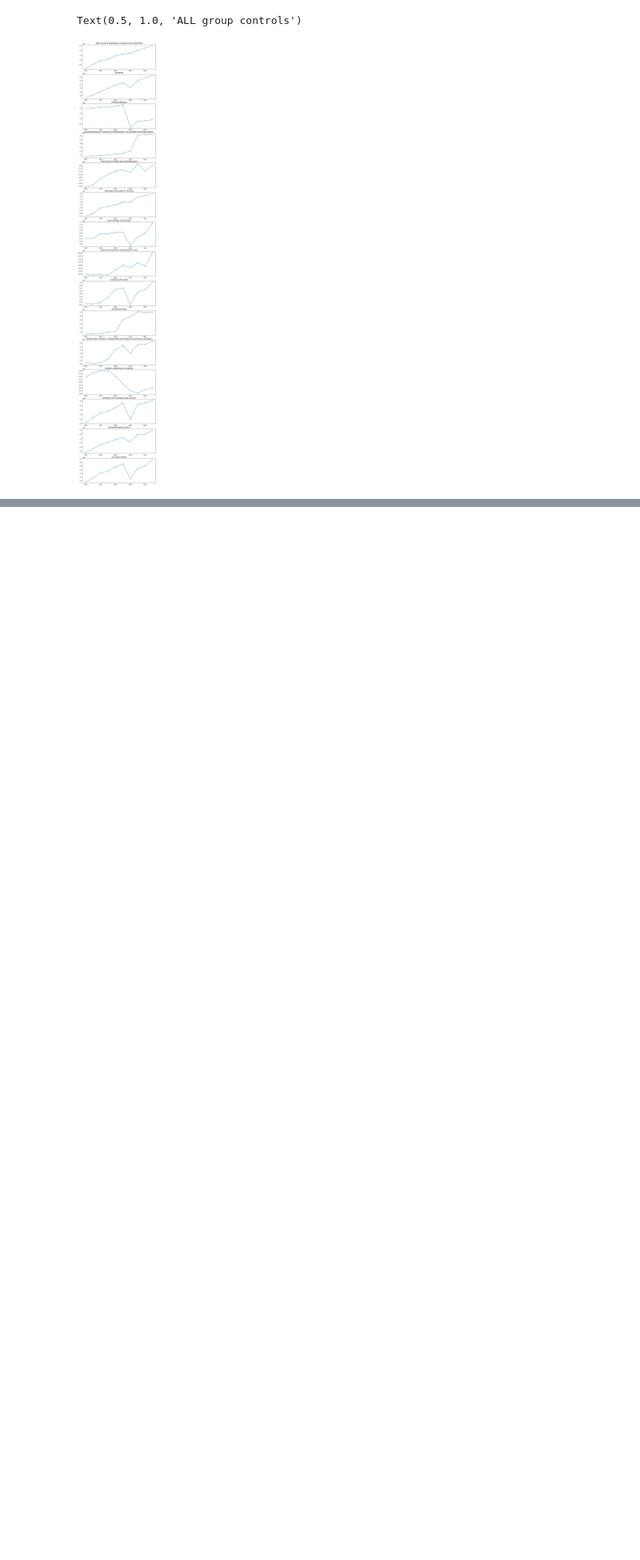
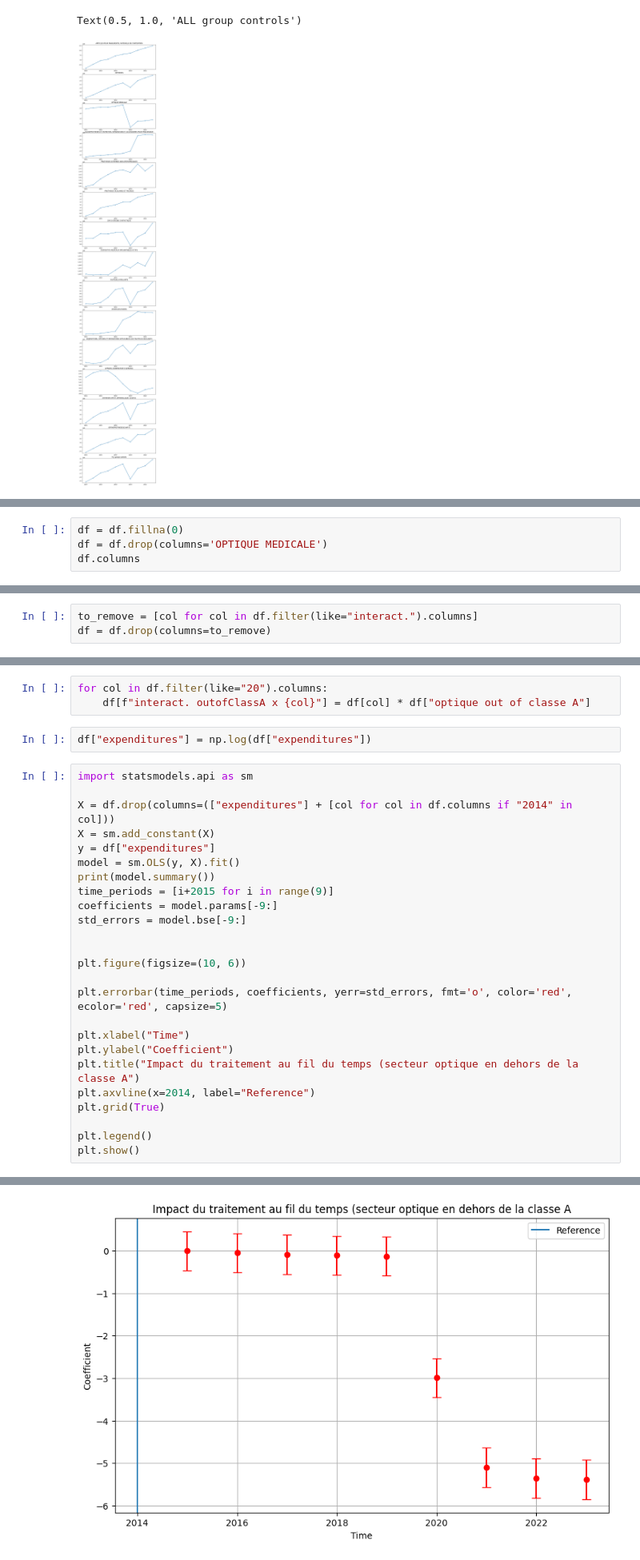
Before and after one commit to bparent11/analysingEffectOfHealthPlanInFrance, a Jupyter notebook: code/regression.ipynb, the cells around one changed output, grey strips where cells are left out. Shown at 80% size. Drawn from its saved outputs; the diff is of its cells as text; blank space fills up the shorter version.

```diff
--- a/code/regression.ipynb
+++ b/code/regression.ipynb
@@ -989,0 +1043,4 @@ Text(0.5, 1.0, 'ALL group controls')
+# %%
+df = df.fillna(0)
+df = df.drop(columns='OPTIQUE MEDICALE')
+df.columns
@@ -989,0 +1065,3 @@ Text(0.5, 1.0, 'ALL group controls')
+# %%
+to_remove = [col for col in df.filter(like="interact.").columns]
+df = df.drop(columns=to_remove)
@@ -989,0 +1084,31 @@ Text(0.5, 1.0, 'ALL group controls')
+# %%
+for col in df.filter(like="20").columns:
+    df[f"interact. outofClassA x {col}"] = df[col] * df["optique out of classe A"]
+# %%
+df["expenditures"] = np.log(df["expenditures"])
+# %%
+import statsmodels.api as sm
+
+X = df.drop(columns=(["expenditures"] + [col for col in df.columns if "2014" in col]))
+X = sm.add_constant(X)
+y = df["expenditures"]
+model = sm.OLS(y, X).fit()
+print(model.summary())
+time_periods = [i+2015 for i in range(9)]
+coefficients = model.params[-9:]
+std_errors = model.bse[-9:]
+
+
+plt.figure(figsize=(10, 6))
+
+plt.errorbar(time_periods, coefficients, yerr=std_errors, fmt='o', color='red', ecolor='red', capsize=5)
+
+plt.xlabel("Time")
+plt.ylabel("Coefficient")
+plt.title("Impact du traitement au fil du temps (secteur optique en dehors de la classe A")
+plt.axvline(x=2014, label="Reference")
+plt.grid(True)
+
+plt.legend()
+plt.show()
+# %% [output]
@@ -989,0 +1132 @@ Text(0.5, 1.0, 'ALL group controls')
+[figure, added]
```
Also changed, not shown: parts of 68 cells of this notebook, 2 other files.
